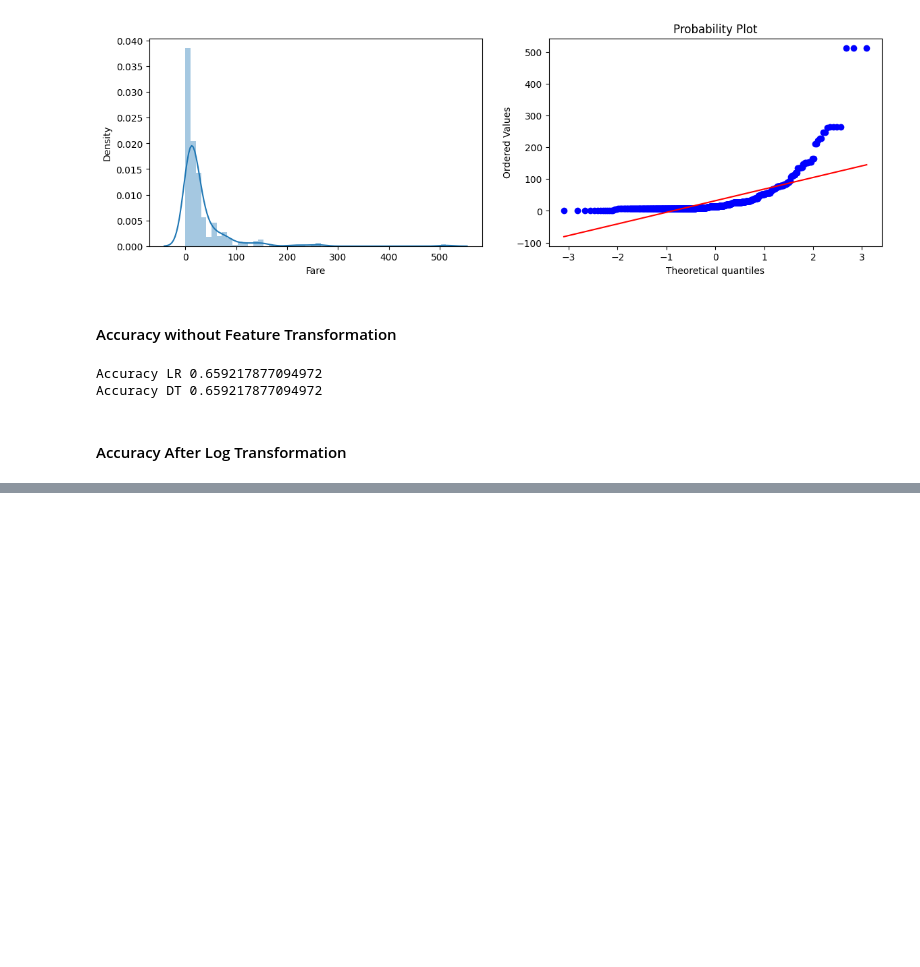
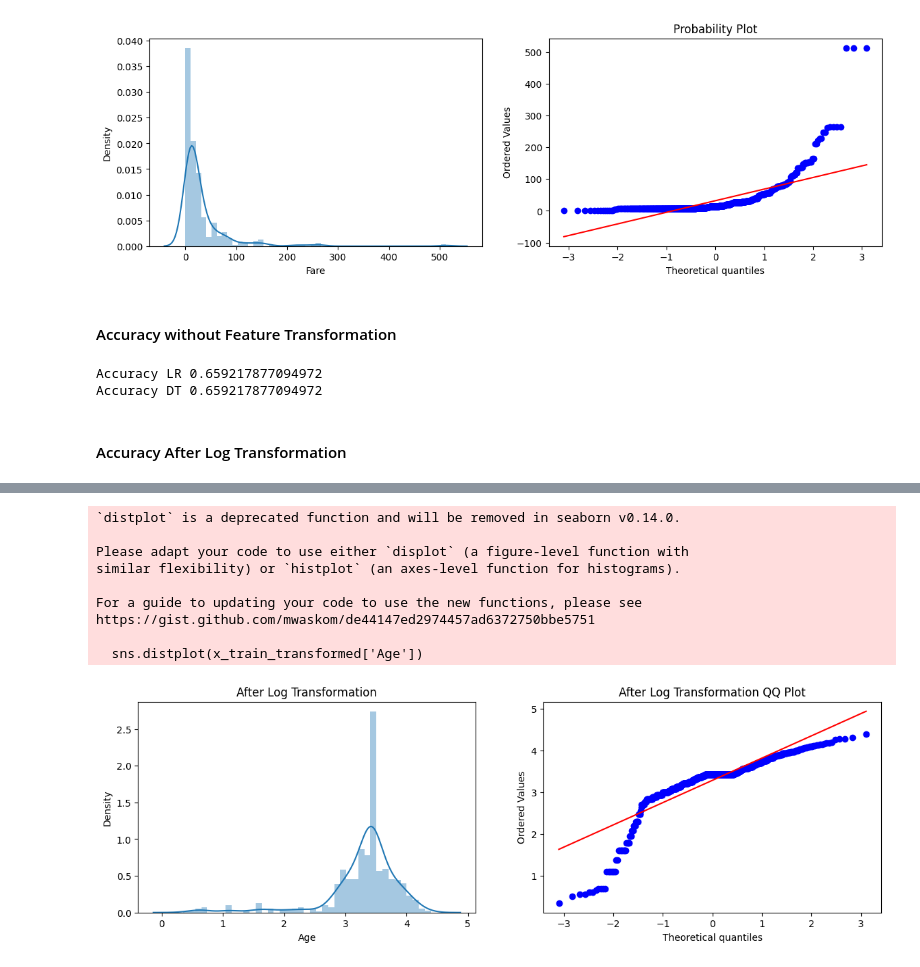
Before and after one commit to Vedarham/XLearnings01, a Jupyter notebook: Feature_Transformation.ipynb, the cells around one changed output, grey strips where cells are left out. Cells and saved outputs as stored; diff of their text form; code cells hidden in the pictures; blank space fills up the shorter version.

```diff
--- a/Feature_Transformation.ipynb
+++ b/Feature_Transformation.ipynb
@@ -116,0 +133,5 @@ Accuracy DT 0.659217877094972
+# %%
+ftnf1 = FunctionTransformer(func = np.log1p)
+# %%
+x_train_transformed = ftnf1.fit_transform(x_train)
+x_test_transformed = ftnf1.transform(x_test)
@@ -116,0 +147,21 @@ Accuracy DT 0.659217877094972
+# %%
+plt.figure(figsize = (14,4))
+plt.subplot(121)
+sns.distplot(x_train_transformed['Age'])
+plt.title('After Log Transformation')
+
+plt.subplot(122)
+stats.probplot(x_train_transformed['Age'], dist = 'norm', plot =plt)
+plt.title('After Log Transformation QQ Plot')
+plt.show()
+# %% [output]
+`distplot` is a deprecated function and will be removed in seaborn v0.14.0.
+
+Please adapt your code to use either `displot` (a figure-level function with
+similar flexibility) or `histplot` (an axes-level function for histograms).
+
+For a guide to updating your code to use the new functions, please see
+https://gist.github.com/mwaskom/de44147ed2974457ad6372750bbe5751
+
+  sns.distplot(x_train_transformed['Age'])
+[figure, added]
```
Also changed, not shown: parts of 22 cells of this notebook.
